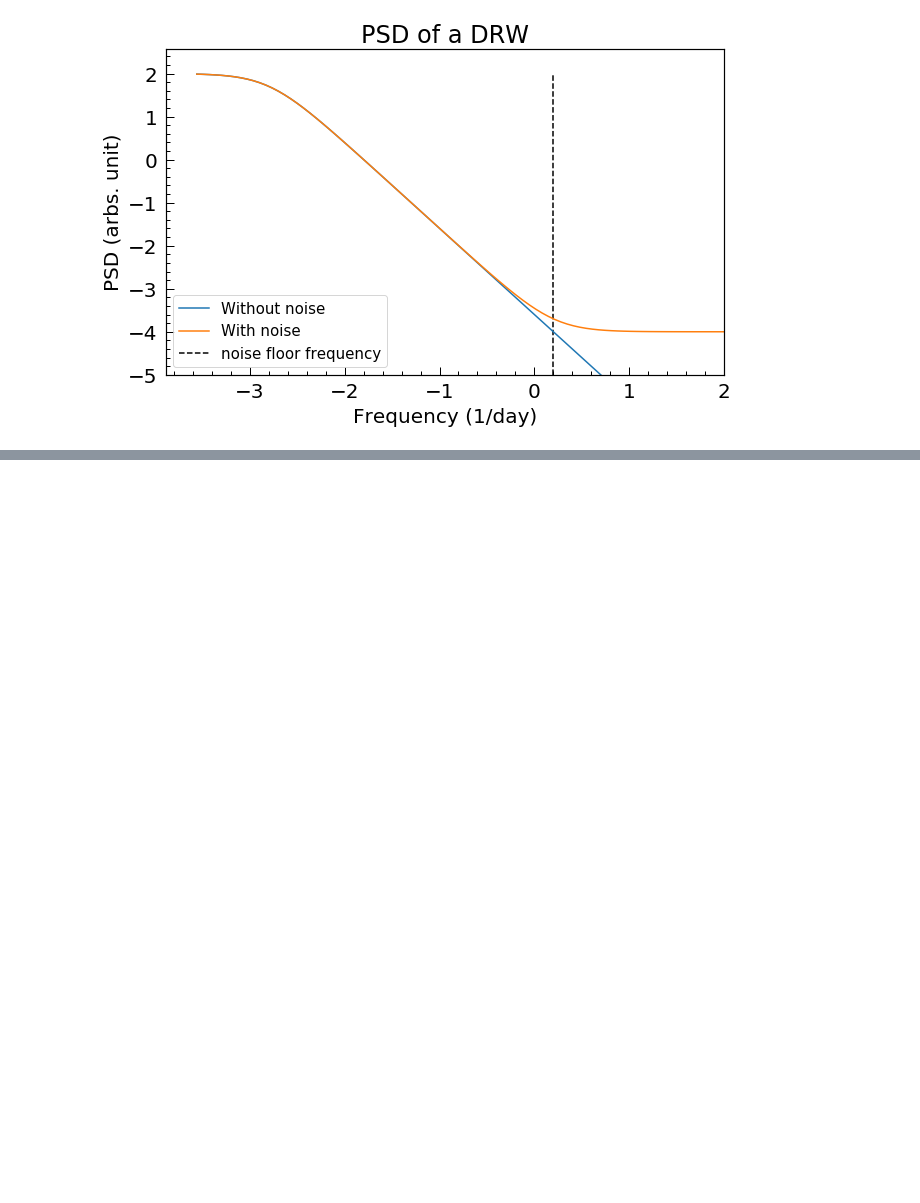
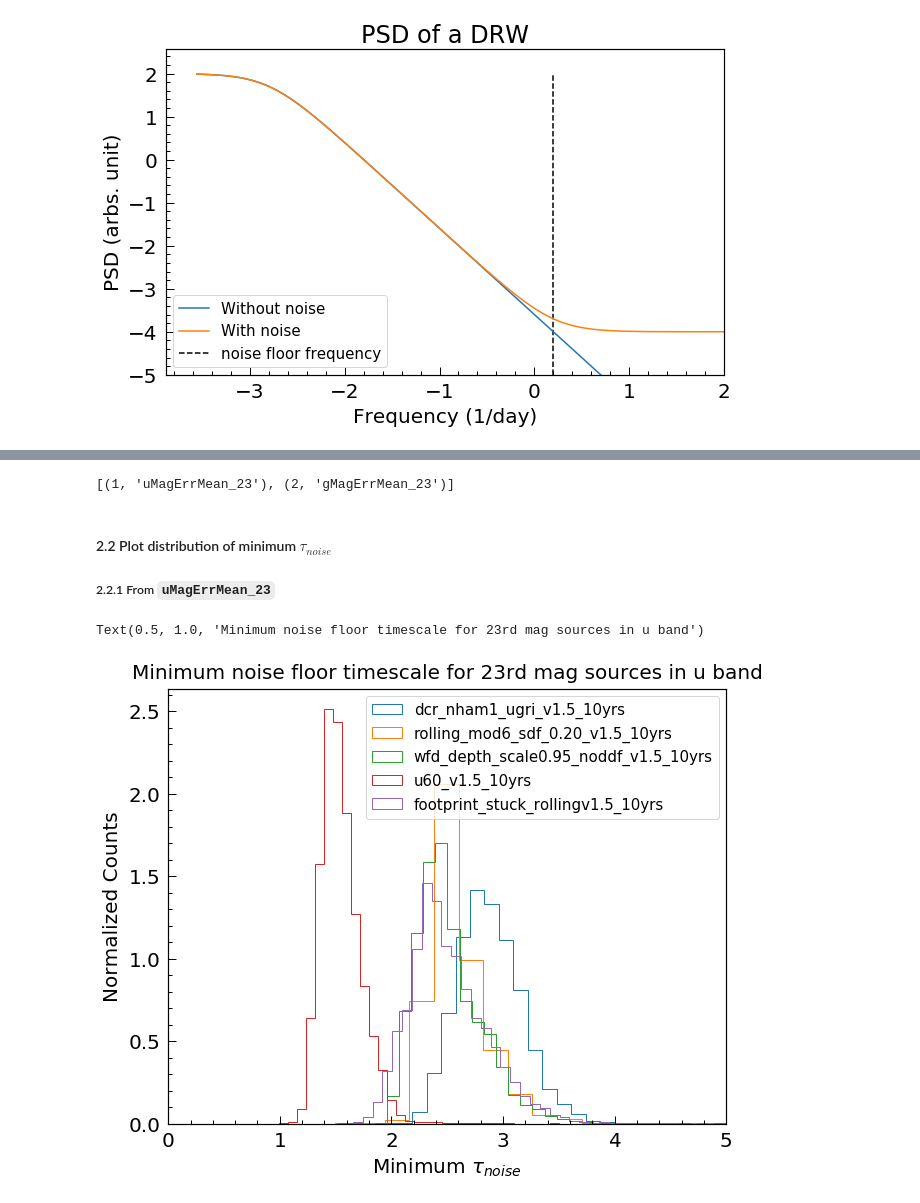
Before and after one commit to RichardsGroup/LSST_OpSim, a Jupyter notebook: contrib/06_YuNoiseFloor.ipynb, the cells around one changed output, grey strips where cells are left out. Drawn from its saved outputs; the diff is of its cells as text; code cells hidden in the pictures; blank space fills up the shorter version.

```diff
--- a/contrib/06_YuNoiseFloor.ipynb
+++ b/contrib/06_YuNoiseFloor.ipynb
@@ -222,0 +210,23 @@ You can also check what OpSims are available in the directory. We suggest saving
+# %%
+if your_username == '': # do NOT put your username here
+    raise Exception('Please provide your username! See the top of the notebook.')
+
+# user provided paths
+resultDbPath = '../tmp/PhotoMetric/ResultDBs/'
+metricDataPath = '../tmp/PhotoMetric/MetricData/'
+# %%
+# get a dictionary of resultDb from given directory
+resultDbs = getResultsDbs(resultDbPath)
+
+# the following line will be useful if you did not run MAF on all 75 opsims
+runNames = list(resultDbs.keys())
+# %%
+# retrieve metricBundles for each opsim run and store them in a dictionary
+bundleDicts = {}
+
+for runName in resultDbs:
+    try:
+        bundleDicts[runName] = bundleDictFromDisk(resultDbs[runName], runName, metricDataPath)
+    except:
+        print(runName)
+        continue
@@ -222,0 +245,23 @@ You can also check what OpSims are available in the directory. We suggest saving
+# %%
+# we see the available metric keys
+list(bundleDicts[runNames[0]].keys())
+# %% [output]
+[(1, 'uMagErrMean_23'), (2, 'gMagErrMean_23')]
+# %% [markdown]
+#### 2.2 Plot distribution of minimum $\tau_{noise}$
+##### 2.2.1 From `uMagErrMean_23`
+# %%
+fig = plt.figure(figsize=(10,8))
+for runName in runNames[:5]:
+    mask = bundleDicts[runName][(1, 'uMagErrMean_23')].metricValues.mask
+    data = bundleDicts[runName][(1, 'uMagErrMean_23')].metricValues.data[~mask]
+    tau_noise = 19.87*data
+    plt.hist(tau_noise, bins=40, histtype='step', label=runName, density=True)
+plt.xlim(0,5)
+plt.legend(fontsize=15)
+plt.xlabel('Minimum $\\tau_{noise}$')
+plt.ylabel('Normalized Counts')
+plt.title('Minimum noise floor timescale for 23rd mag sources in u band', fontsize=20, pad=10)
+# %% [output]
+Text(0.5, 1.0, 'Minimum noise floor timescale for 23rd mag sources in u band')
+[figure, added]
```
Also changed, not shown: parts of 16 cells of this notebook.
